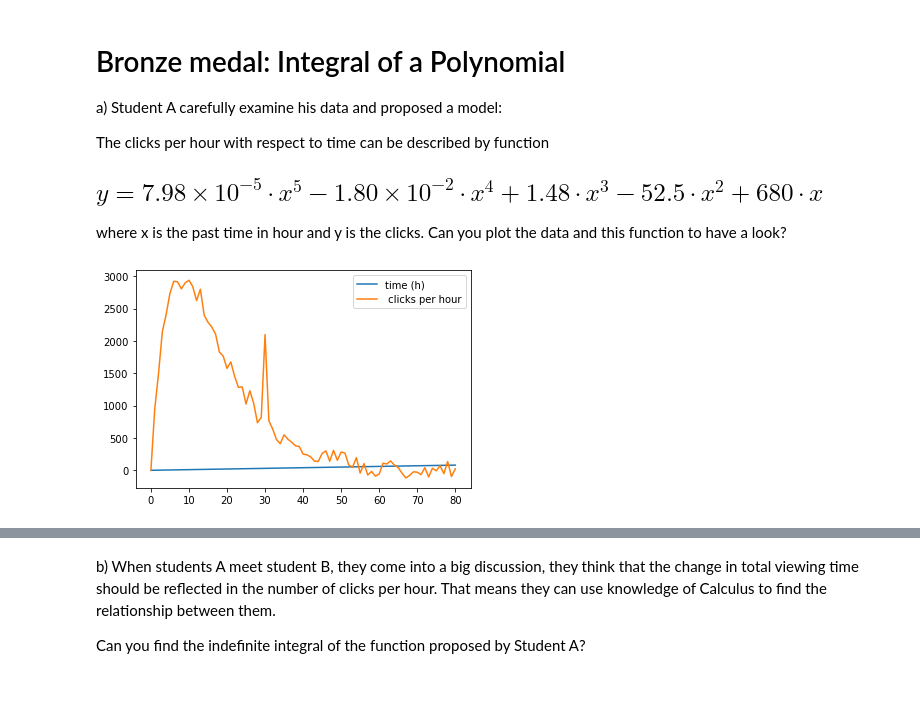
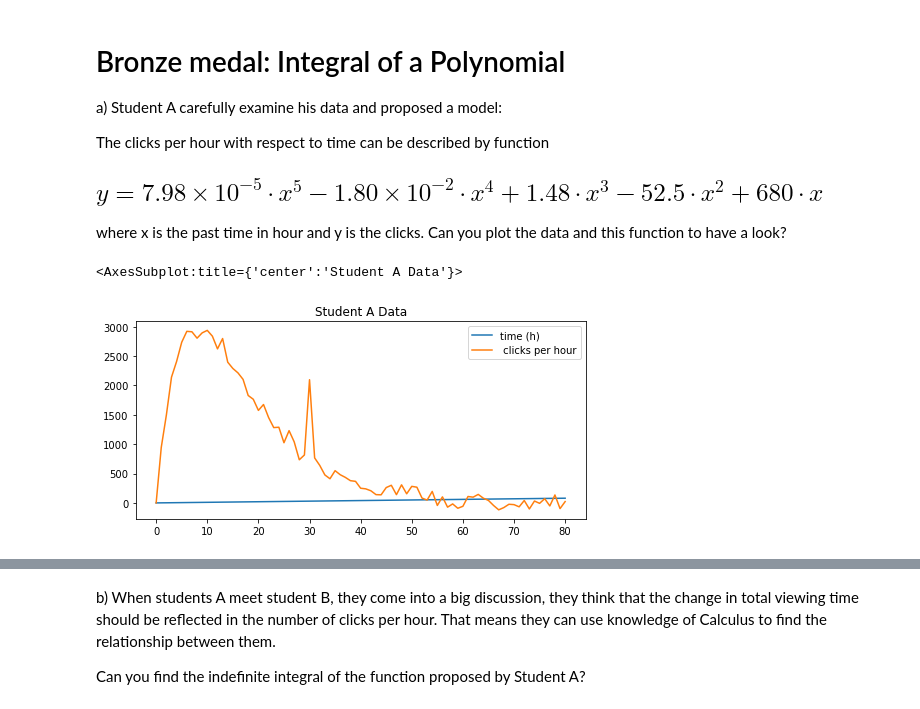
Before and after one commit to mluisab/computational-thinking-week-individual-14201089, a Jupyter notebook: challenge_calculus/Review_Calculus.ipynb, the cells around one changed output, grey strips where cells are left out. Saved outputs shown, nothing was run; the diff lists cells and outputs as text; code cells hidden in the pictures.

```diff
--- a/challenge_calculus/Review_Calculus.ipynb
+++ b/challenge_calculus/Review_Calculus.ipynb
@@ -92,8 +80,11 @@ where x is the past time in hour and y is the clicks. Can you plot the data and
 # %%
 import pandas as pd
 import matplotlib.pyplot as plt
-df= pd.read_csv('data_student_A.csv')
-df.head()
-plot= df.plot(kind='line')
+import numpy as np
+data= pd.read_csv('data_student_A.csv')
+data.head()
+
+data.plot(x=None, y=None, title= "Student A Data")
 # %% [output]
+<AxesSubplot:title={'center':'Student A Data'}>
-[figure, old version]
+[figure, new version]
```
Also changed, not shown: parts of 4 cells of this notebook, 2 other files.
